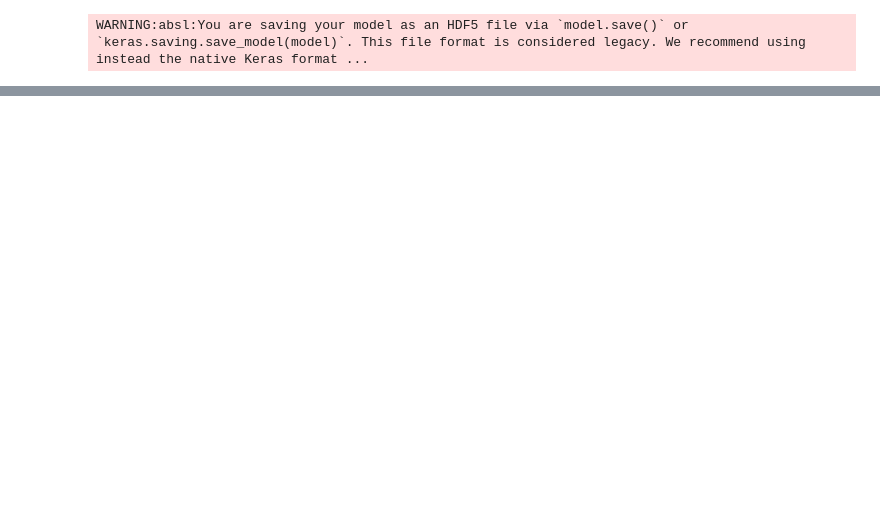
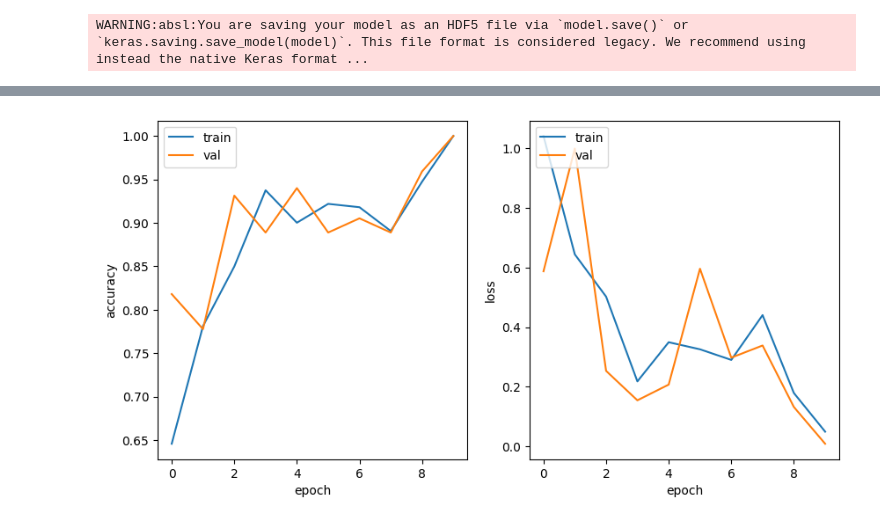
Before and after one commit to ousghao/deep_learning, a Jupyter notebook: classification/satellite_CNN.ipynb, the cells around one changed output, grey strips where cells are left out. Saved outputs shown, nothing was run; the diff lists cells and outputs as text; code cells hidden in the pictures; blank space fills up the shorter version.

```diff
--- a/classification/satellite_CNN.ipynb
+++ b/classification/satellite_CNN.ipynb
@@ -574,0 +594,21 @@ WARNING:absl:You are saving your model as an HDF5 file via `model.save()` or `ke
+# %%
+train_generator.reset()
+test_generator.reset()
+
+N_STEPS = train_generator.samples//BATCH_SIZE
+N_VAL_STEPS = test_generator.samples//BATCH_SIZE
+N_EPOCHS = 100
+
+# model callbacks
+checkpoint = ModelCheckpoint(filepath='models/model.weights.best.keras',
+                        monitor='val_categorical_accuracy',
+                        save_best_only=True,
+                        verbose=1)
+
+early_stop = EarlyStopping(monitor='val_categorical_accuracy',
+                           patience=10,
+                           restore_best_weights=True,
+                           mode='max')
+
+reduce_lr = ReduceLROnPlateau(monitor='val_categorical_accuracy', factor=0.5,
+                              patience=3, min_lr=0.00001)
@@ -574,0 +653,17 @@ WARNING:absl:You are saving your model as an HDF5 file via `model.save()` or `ke
+# %%
+# re-train whole network end2end
+vgg16_model = compile_model('VGG16', INPUT_SHAPE, NUM_CLASSES, Adam(learning_rate=1e-4), fine_tune=0)
+
+vgg16_model.load_weights('models/model.weights.best.keras')
+
+train_generator.reset()
+test_generator.reset()
+
+vgg16_history = vgg16_model.fit(
+    train_generator,
+    steps_per_epoch=N_STEPS,
+    epochs=N_EPOCHS,
+    callbacks=[early_stop, checkpoint, reduce_lr],
+    validation_data=test_generator,
+    validation_steps=N_VAL_STEPS,
+)
@@ -574,0 +697,4 @@ WARNING:absl:You are saving your model as an HDF5 file via `model.save()` or `ke
+# %%
+plot_history(vgg16_history)
+# %% [output]
+[figure, added]
```
Also changed, not shown: parts of 12 cells of this notebook, 6 other files.
